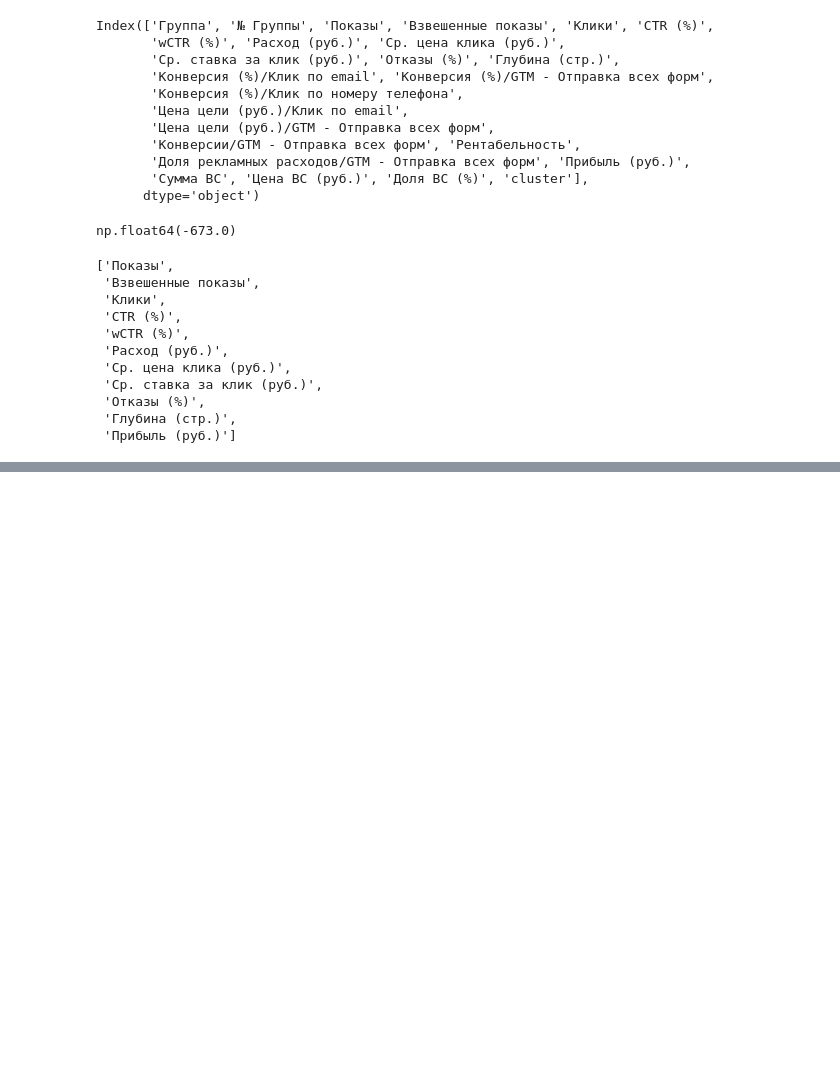
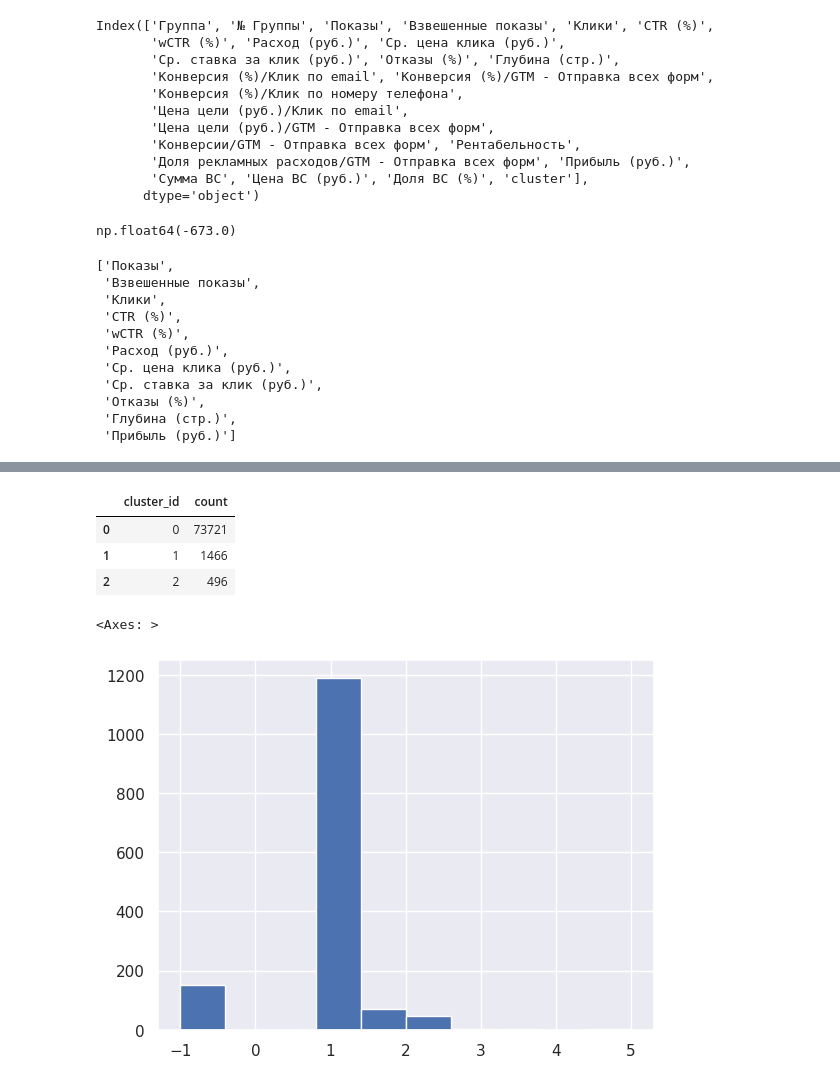
Before and after one commit to neZorinEgor/AdsAnalyzer, a Jupyter notebook: analys/main.ipynb, the cells around one changed output, grey strips where cells are left out. Drawn from its saved outputs; the diff is of its cells as text; code cells hidden in the pictures; blank space fills up the shorter version.

```diff
--- a/analys/main.ipynb
+++ b/analys/main.ipynb
@@ -511,0 +510,12 @@ df_cluster_1.describe()
+# %%
+df["cluster_id"].value_counts().reset_index()
+# %% [output]
+|  | cluster_id | count |
+| 0 | 0 | 73721 |
+| 1 | 1 | 1466 |
+| 2 | 2 | 496 |
+# %%
+df_cluster_1["Глубина (стр.)"].hist()
+# %% [output]
+<Axes: >
+[figure, added]
```
Also changed, not shown: parts of 16 cells of this notebook, 1 other file.
